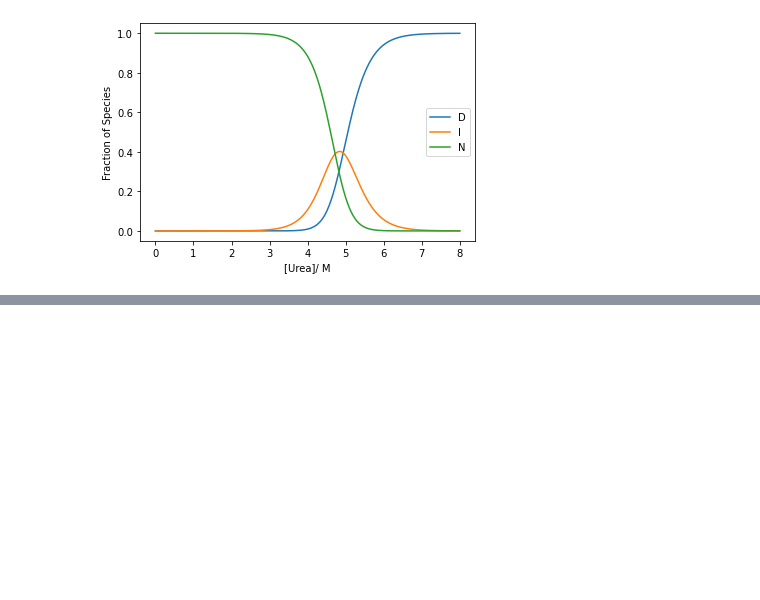
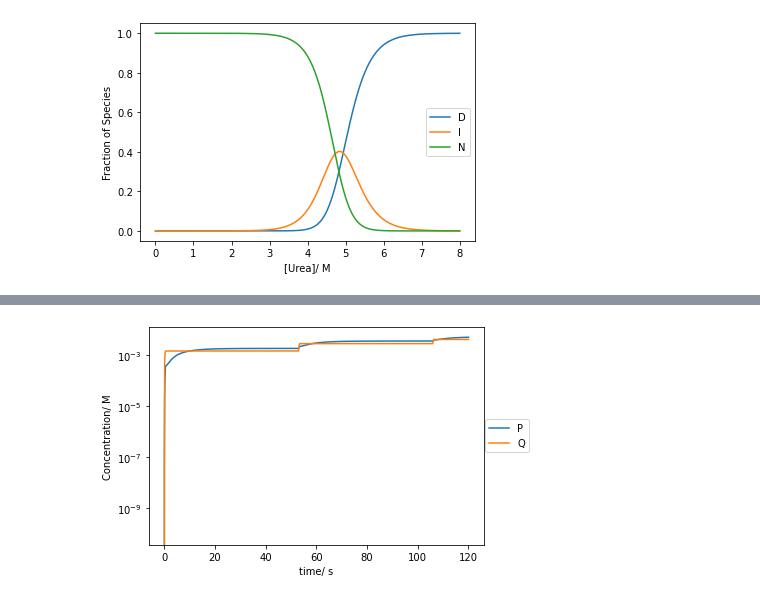
Before and after one commit to KGrewal1/ChemIITools, a Jupyter notebook: nbs/02_Kinetics.ipynb, the cells around one changed output, grey strips where cells are left out. Cells and saved outputs as stored; diff of their text form; code cells hidden in the pictures; blank space fills up the shorter version.

```diff
--- a/nbs/02_Kinetics.ipynb
+++ b/nbs/02_Kinetics.ipynb
@@ -83,3 +141,13 @@ plt.show()
+# %%
+plt.plot(t,P,label='P')
+plt.plot(t,Q,label='Q')
+plt.yscale('log')
+plt.xlabel('time/ s')
+plt.ylabel('Concentration/ M')
+plt.legend(bbox_to_anchor =(1.15, 0.6))
+plt.show()
+# %% [output]
+[figure, added]
 # %%
 #| hide
 import nbdev; nbdev.nbdev_export()
```
Also changed, not shown: parts of 6 cells of this notebook, 2 other files.
